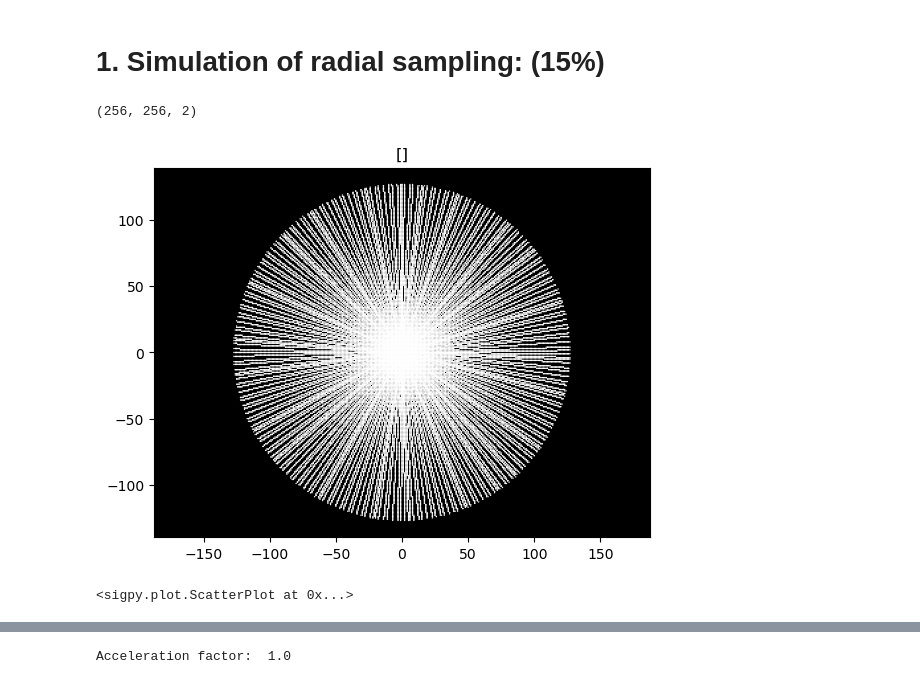
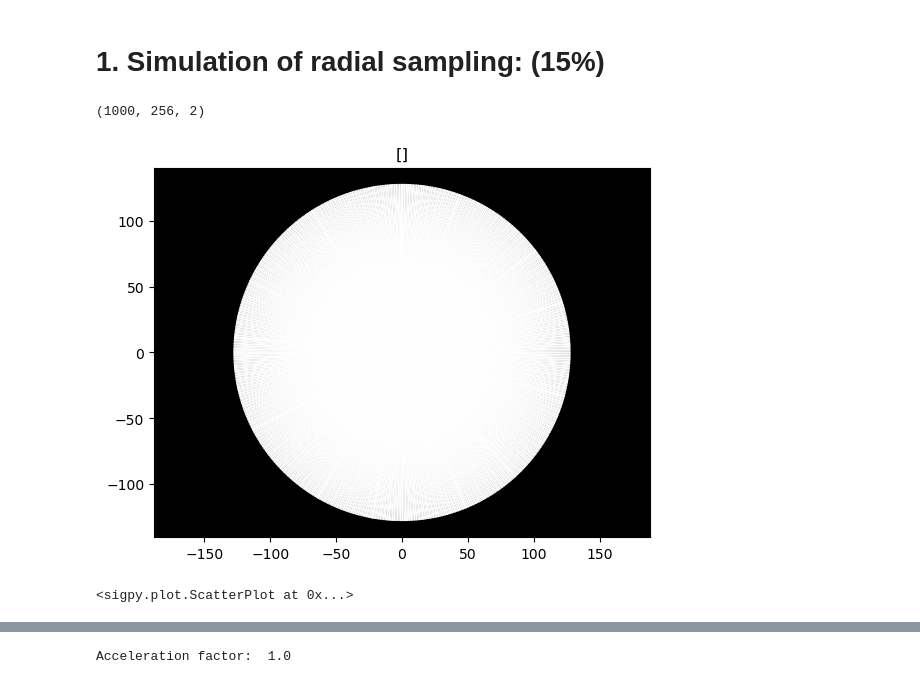
Before and after one commit to lassestahnke/HL2027_recon, a Jupyter notebook: HL2027_project_1.ipynb, the cells around one changed output, grey strips where cells are left out. Drawn from its saved outputs; the diff is of its cells as text; code cells hidden in the pictures.

```diff
--- a/HL2027_project_1.ipynb
+++ b/HL2027_project_1.ipynb
@@ -30,13 +30,13 @@ plt.show()
 # %% [markdown]
 # 1. Simulation of radial sampling: (15%)
 # %%
-spikes = 256
-coord = sp.mri.radial([spikes,256,2],[256,256], dtype=int)
+spikes = 1000
+coord = sp.mri.radial([spikes,256,2],[256,256])
 print(coord.shape)
 
 sp.plot.ScatterPlot(coord)
 # %% [output]
-(256, 256, 2)
+(1000, 256, 2)
-[figure, old version]
+[figure, new version]
 <sigpy.plot.ScatterPlot at 0x...>
 # %%
```
Also changed, not shown: parts of 4 cells of this notebook.
